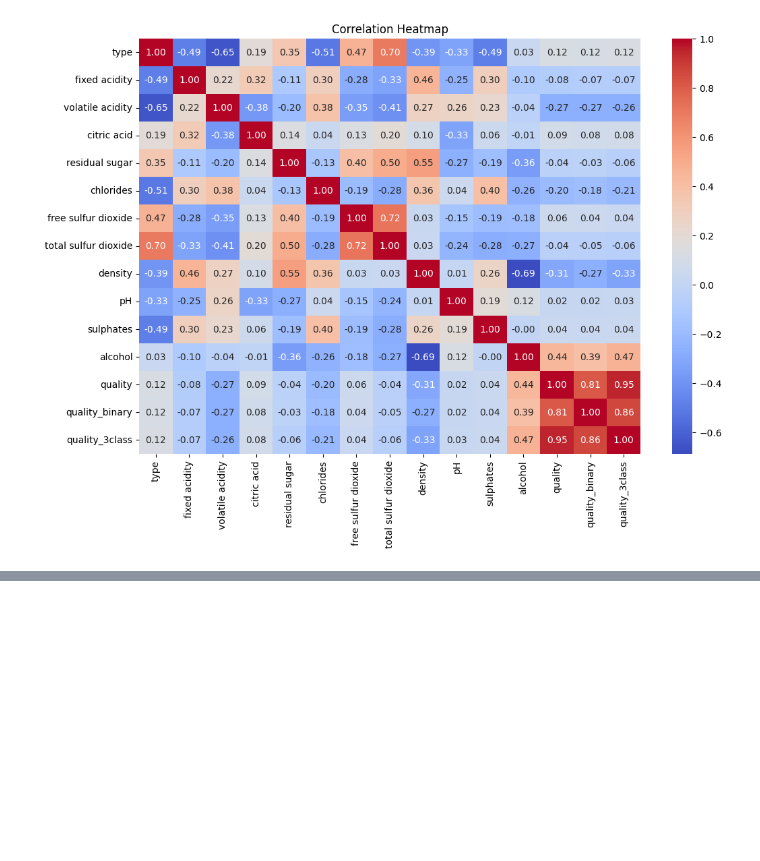
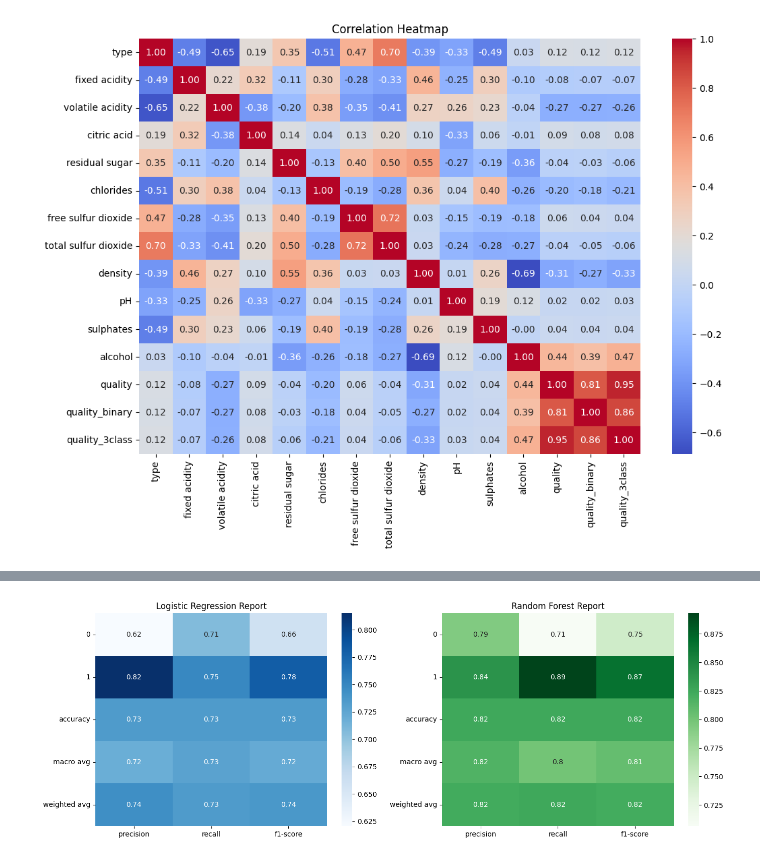
Before and after one commit to kotharisoumil/Wine-Quality, a Jupyter notebook: WineQuality.ipynb, the cells around one changed output, grey strips where cells are left out. Saved outputs shown, nothing was run; the diff lists cells and outputs as text; code cells hidden in the pictures; blank space fills up the shorter version.

```diff
--- a/WineQuality.ipynb
+++ b/WineQuality.ipynb
@@ -178,0 +256,31 @@ plt.show()
+# %%
+from sklearn.model_selection import train_test_split
+from sklearn.preprocessing import StandardScaler
+from sklearn.linear_model import LogisticRegression
+from sklearn.ensemble import RandomForestClassifier
+from sklearn.metrics import classification_report, confusion_matrix
+
+X = df.drop(['quality', 'quality_binary', 'quality_3class'], axis=1)
+y = df['quality_binary']
+
+X_train, X_test, y_train, y_test = train_test_split(X, y, test_size=0.2, random_state=42, stratify=y)
+
+scaler = StandardScaler()
+X_train_scaled = scaler.fit_transform(X_train)
+X_test_scaled = scaler.transform(X_test)
+
+log_reg = LogisticRegression(class_weight='balanced', max_iter=1000, random_state=42)
+log_reg.fit(X_train_scaled, y_train)
+y_pred_lr = log_reg.predict(X_test_scaled)
+
+print("Logistic Regression with class_weight='balanced'")
+print(classification_report(y_test, y_pred_lr))
+print(confusion_matrix(y_test, y_pred_lr))
+
+rf = RandomForestClassifier(class_weight='balanced', random_state=42)
+rf.fit(X_train, y_train)  # no scaling needed for trees
+y_pred_rf = rf.predict(X_test)
+
+print("\nRandom Forest with class_weight='balanced'")
+print(classification_report(y_test, y_pred_rf))
+print(confusion_matrix(y_test, y_pred_rf))
@@ -178,0 +361,16 @@ plt.show()
+# %%
+report_lr = classification_report(y_test, y_pred_lr, output_dict=True)
+report_rf = classification_report(y_test, y_pred_rf, output_dict=True)
+
+fig, axes = plt.subplots(1, 2, figsize=(14,5))
+
+sns.heatmap(pd.DataFrame(report_lr).iloc[:-1, :].T, annot=True, cmap="Blues", ax=axes[0])
+axes[0].set_title("Logistic Regression Report")
+
+sns.heatmap(pd.DataFrame(report_rf).iloc[:-1, :].T, annot=True, cmap="Greens", ax=axes[1])
+axes[1].set_title("Random Forest Report")
+
+plt.tight_layout()
+plt.show()
+# %% [output]
+[figure, added]
```
Also changed, not shown: parts of 18 cells of this notebook.
